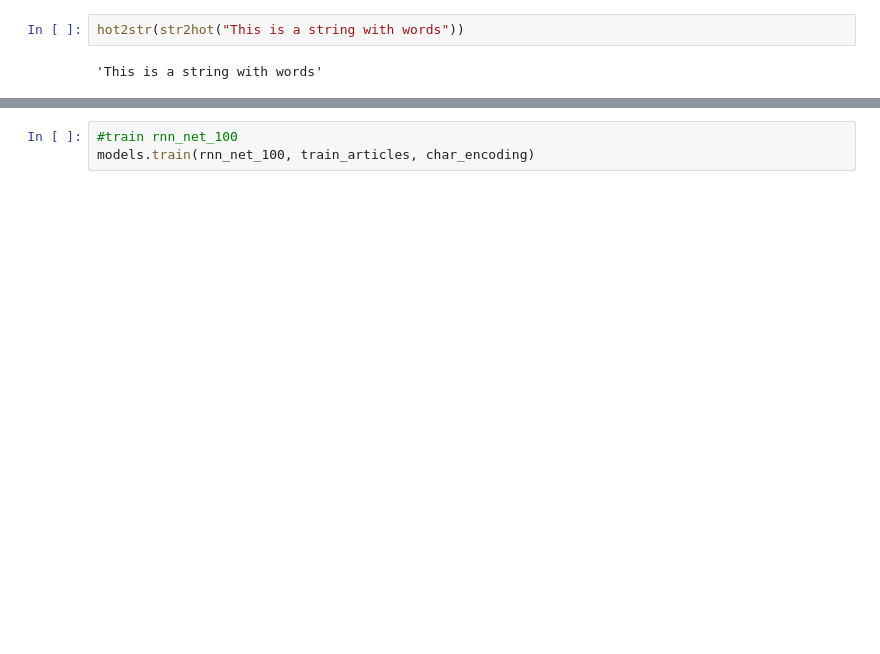
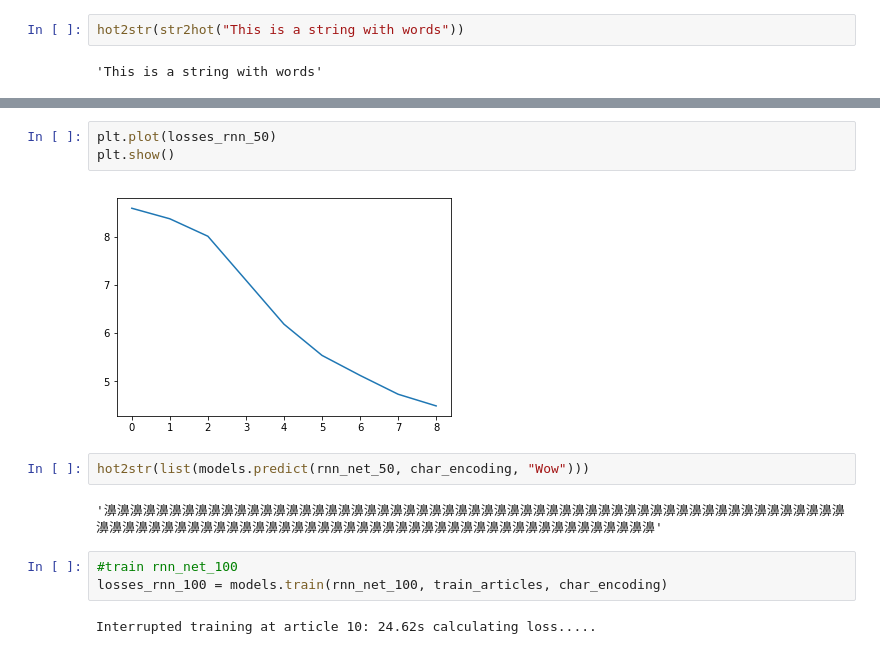
Before and after one commit to addreas/deep-project, a Jupyter notebook: Project.ipynb, the cells around one changed output, grey strips where cells are left out. Drawn from its saved outputs; the diff is of its cells as text; blank space fills up the shorter version.

```diff
--- a/Project.ipynb
+++ b/Project.ipynb
@@ -57,3 +79,14 @@ KeyboardInterrupt:
+# %%
+plt.plot(losses_rnn_50)
+plt.show()
+# %% [output]
+[figure, added]
+# %%
+hot2str(list(models.predict(rnn_net_50, char_encoding, "Wow")))
+# %% [output]
+'濞濞濞濞濞濞濞濞濞濞濞濞濞濞濞濞濞濞濞濞濞濞濞濞濞濞濞濞濞濞濞濞濞濞濞濞濞濞濞濞濞濞濞濞濞濞濞濞濞濞濞濞濞濞濞濞濞濞濞濞濞濞濞濞濞濞濞濞濞濞濞濞濞濞濞濞濞濞濞濞濞濞濞濞濞濞濞濞濞濞濞濞濞濞濞濞濞濞濞濞'
 # %%
 #train rnn_net_100
-models.train(rnn_net_100, train_articles, char_encoding)
+losses_rnn_100 = models.train(rnn_net_100, train_articles, char_encoding)
+# %% [output]
+Interrupted training at article 10: 24.62s calculating loss.....
```
Also changed, not shown: parts of 17 cells of this notebook, 2 other files.
